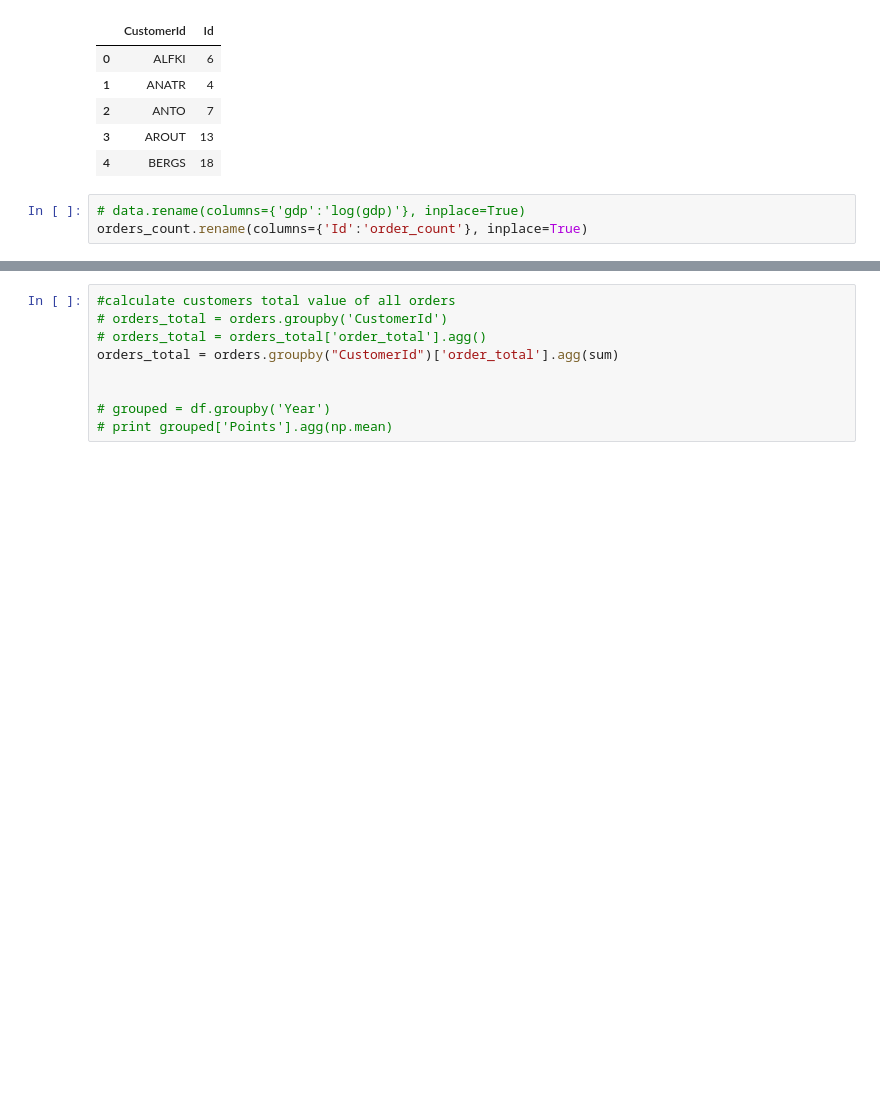
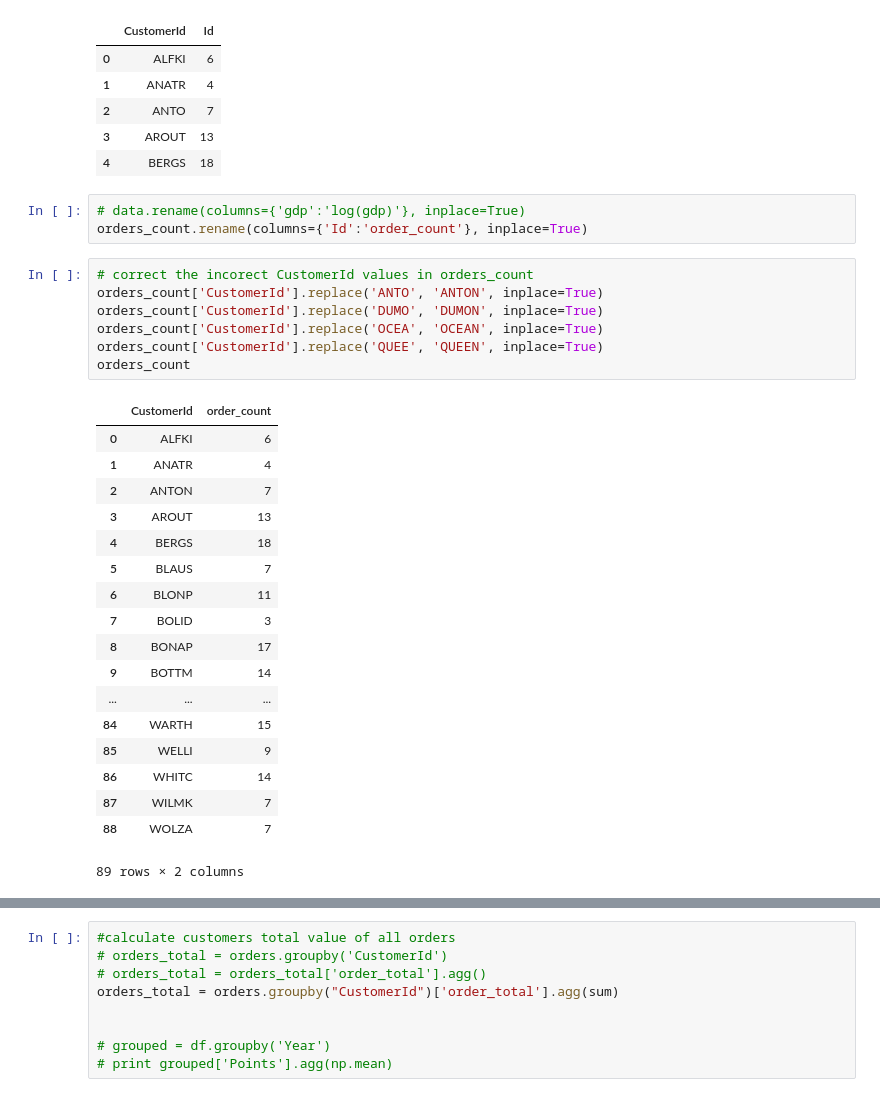
Before and after one commit to giorosati/dsc-2-final-project-online-ds-pt-100118, a Jupyter notebook: module2project.ipynb, the cells around one changed output, grey strips where cells are left out. Saved outputs shown, nothing was run; the diff lists cells and outputs as text; blank space fills up the shorter version.

```diff
--- a/module2project.ipynb
+++ b/module2project.ipynb
@@ -561,6 +570,32 @@ orders_count.head()
 # %%
 # data.rename(columns={'gdp':'log(gdp)'}, inplace=True)
 orders_count.rename(columns={'Id':'order_count'}, inplace=True)
+# %%
+# correct the incorect CustomerId values in orders_count
+orders_count['CustomerId'].replace('ANTO', 'ANTON', inplace=True)
+orders_count['CustomerId'].replace('DUMO', 'DUMON', inplace=True)
+orders_count['CustomerId'].replace('OCEA', 'OCEAN', inplace=True)
+orders_count['CustomerId'].replace('QUEE', 'QUEEN', inplace=True)
+orders_count
+# %% [output]
+|  | CustomerId | order_count |
+| 0 | ALFKI | 6 |
+| 1 | ANATR | 4 |
+| 2 | ANTON | 7 |
+| 3 | AROUT | 13 |
+| 4 | BERGS | 18 |
+| 5 | BLAUS | 7 |
+| 6 | BLONP | 11 |
+| 7 | BOLID | 3 |
+| 8 | BONAP | 17 |
+| 9 | BOTTM | 14 |
+| ... | ... | ... |
+| 84 | WARTH | 15 |
+| 85 | WELLI | 9 |
+| 86 | WHITC | 14 |
+| 87 | WILMK | 7 |
+| 88 | WOLZA | 7 |
+89 rows × 2 columns
 # %%
 orders_count.head()
 # %% [output]
```
Also changed, not shown: parts of 18 cells of this notebook.
